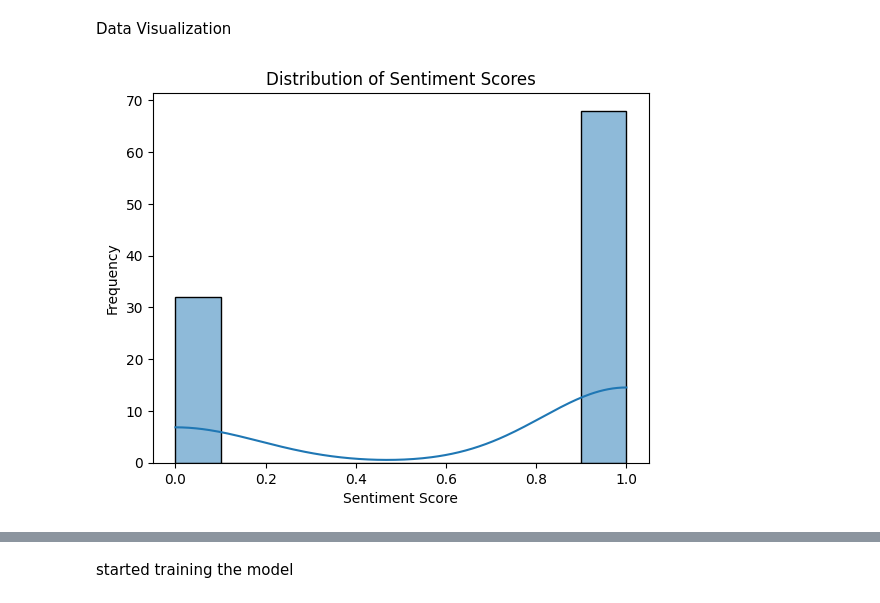
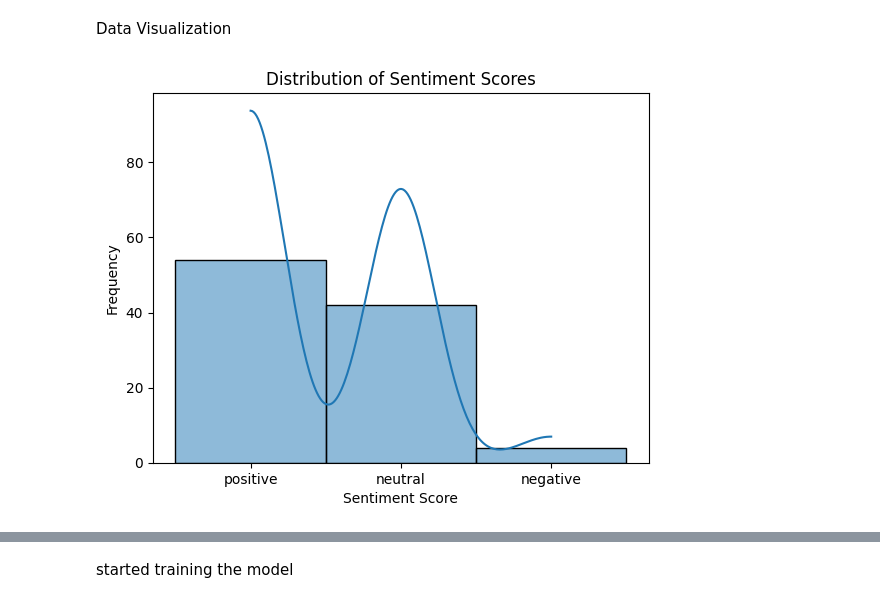
Before and after one commit to Jayaaa508/sentiment-analysis, a Jupyter notebook: prediction_model.ipynb, the cells around one changed output, grey strips where cells are left out. Cells and saved outputs as stored; diff of their text form; code cells hidden in the pictures.

```diff
--- a/prediction_model.ipynb
+++ b/prediction_model.ipynb
@@ -25,20 +69,6 @@ dtype: int64
 
 # Remove duplicate rows
 df = df.drop_duplicates()
-# %%
-# Example text cleaning function
-import re
-
-def clean_text(text):
-    text = re.sub(r'http\S+', '', text)  # Remove URLs
-    text = re.sub(r'@\w+', '', text)  # Remove mentions
-    text = re.sub(r'#\w+', '', text)  # Remove hashtags
-    text = re.sub(r'[^A-Za-z0-9\s]+', '', text)  # Remove special characters
-    text = text.lower().strip()  # Convert to lower case and strip whitespace
-    return text
-
-# Apply text cleaning
-df['text'] = df['text'].apply(clean_text)
 # %%
 df.head()
 # %% [output]
@@ -108,19 +138,3 @@ nltk.download('vader_lexicon')
 # %% [output]
 [nltk_data] Downloading package vader_lexicon to /root/nltk_data...
 True
-# %%
-# initialize NLTK sentiment analyzer
-analyzer = SentimentIntensityAnalyzer()
-
-# create get_sentiment function
-def get_sentiment(text):
-  if not isinstance(text, str):
-        return None
-  scores = analyzer.polarity_scores(text)
-  sentiment = 1 if scores['pos'] > 0 else 0
-
-  return sentiment
-
-df['value'] = df['text'].apply(get_sentiment)
-
-df.head()
@@ -138,16 +145,15 @@ Data Visualization
 # %%
 # Import visualization libraries
 import matplotlib.pyplot as plt
 import seaborn as sns
 
 # Example of exploratory data analysis (EDA)
-# Assuming 'processed_data' is already available from previous steps
 # Example: Distribution of sentiment scores
-sentiment_scores = df['value'].tolist()
+sentiment_scores = df['sentiment'].tolist()
 sns.histplot(sentiment_scores, bins=10, kde=True)
 plt.title('Distribution of Sentiment Scores')
 plt.xlabel('Sentiment Score')
 plt.ylabel('Frequency')
 plt.show()
 # %% [output]
-[figure, old version]
+[figure, new version]
```
Also changed, not shown: parts of 30 cells of this notebook.
